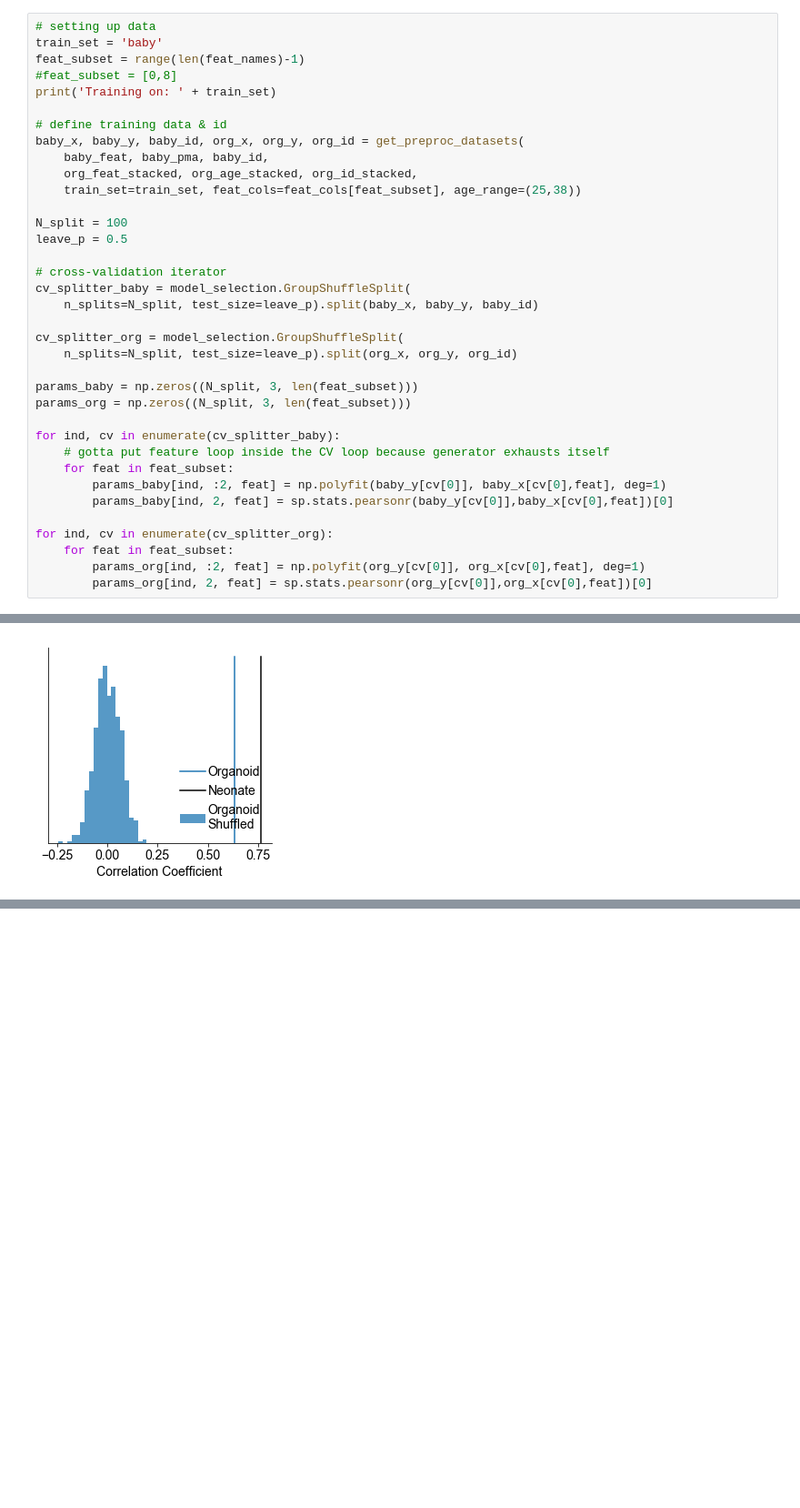
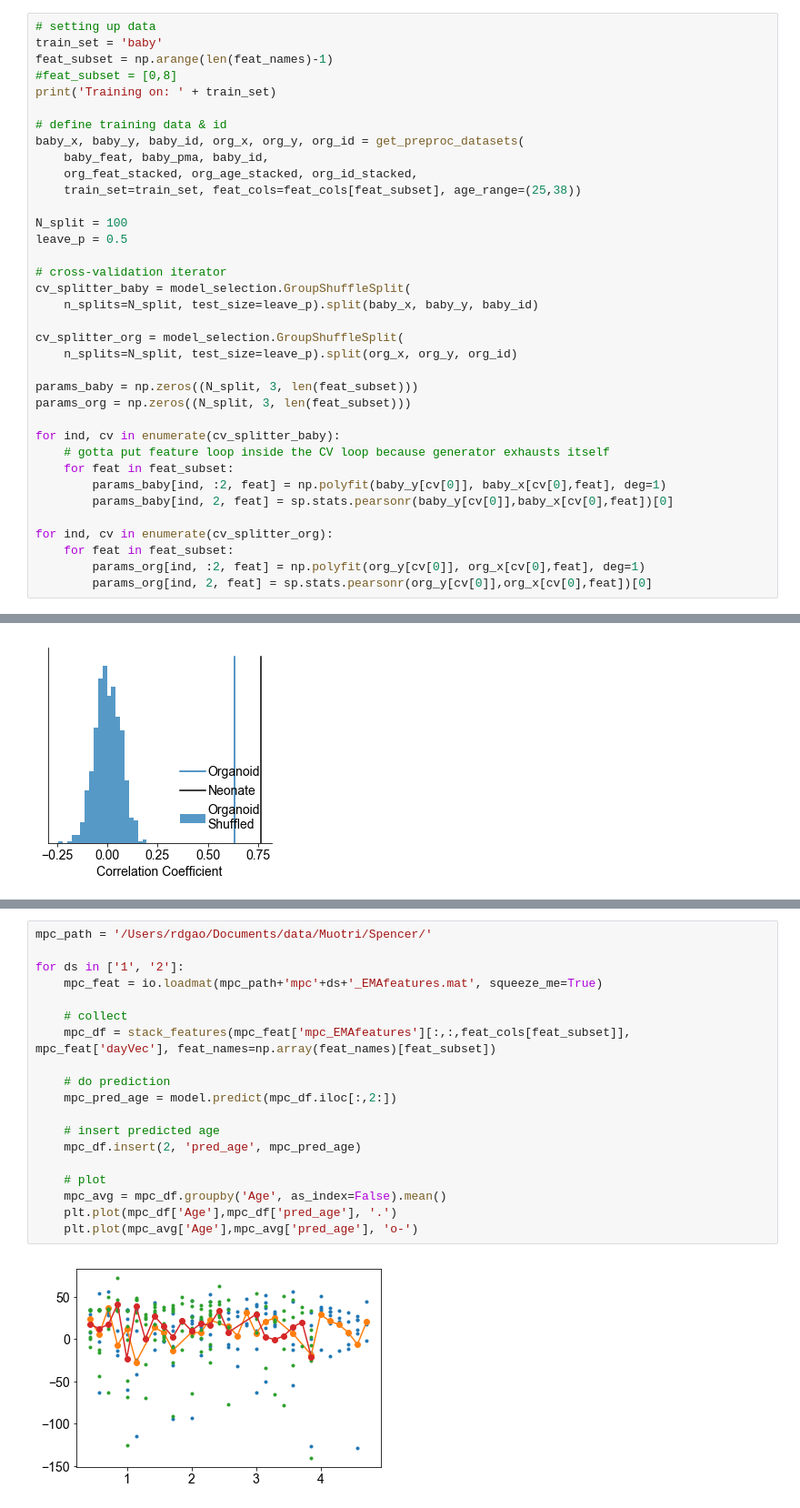
Before and after one commit to voytekresearch/OscillatoryOrganoids, a Jupyter notebook: organoid_EEG_age_regression.ipynb, the cells around one changed output, grey strips where cells are left out. Shown: that part at 91% size. Drawn from its saved outputs; the diff is of its cells as text; blank space fills up the shorter version.

```diff
--- a/organoid_EEG_age_regression.ipynb
+++ b/organoid_EEG_age_regression.ipynb
@@ -203,7 +204,7 @@ plt.savefig(fig_saveout + 'supp_all_features.pdf', bbox_inches = 'tight')
 # %%
 # setting up data
 train_set = 'baby'
-feat_subset = range(len(feat_names)-1)
+feat_subset = np.arange(len(feat_names)-1)
 #feat_subset = [0,8]
 print('Training on: ' + train_set)
 
@@ -433,0 +438,21 @@ plt.savefig(fig_saveout + '6_shuffledcorr.pdf', bbox_inches = 'tight')
+# %%
+mpc_path = '/Users/rdgao/Documents/data/Muotri/Spencer/'
+
+for ds in ['1', '2']:
+    mpc_feat = io.loadmat(mpc_path+'mpc'+ds+'_EMAfeatures.mat', squeeze_me=True)
+
+    # collect
+    mpc_df = stack_features(mpc_feat['mpc_EMAfeatures'][:,:,feat_cols[feat_subset]], mpc_feat['dayVec'], feat_names=np.array(feat_names)[feat_subset])
+
+    # do prediction
+    mpc_pred_age = model.predict(mpc_df.iloc[:,2:])
+
+    # insert predicted age
+    mpc_df.insert(2, 'pred_age', mpc_pred_age)
+
+    # plot
+    mpc_avg = mpc_df.groupby('Age', as_index=False).mean()
+    plt.plot(mpc_df['Age'],mpc_df['pred_age'], '.')
+    plt.plot(mpc_avg['Age'],mpc_avg['pred_age'], 'o-')
+# %% [output]
+[figure, added]
```
Also changed, not shown: parts of 5 cells of this notebook, 6 other files.
